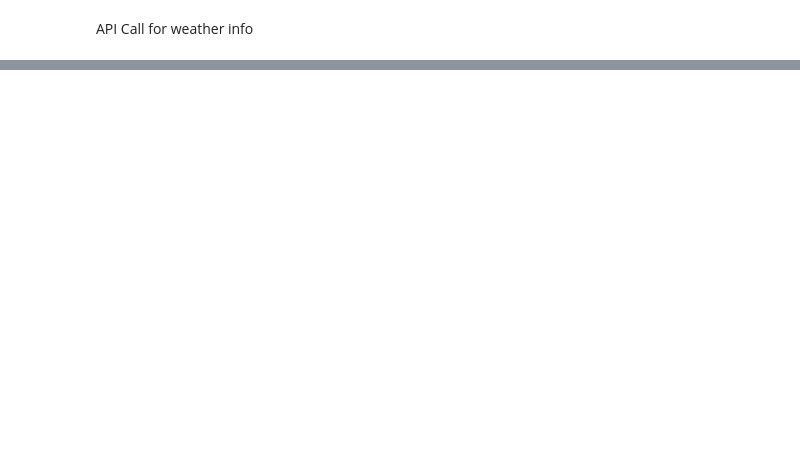
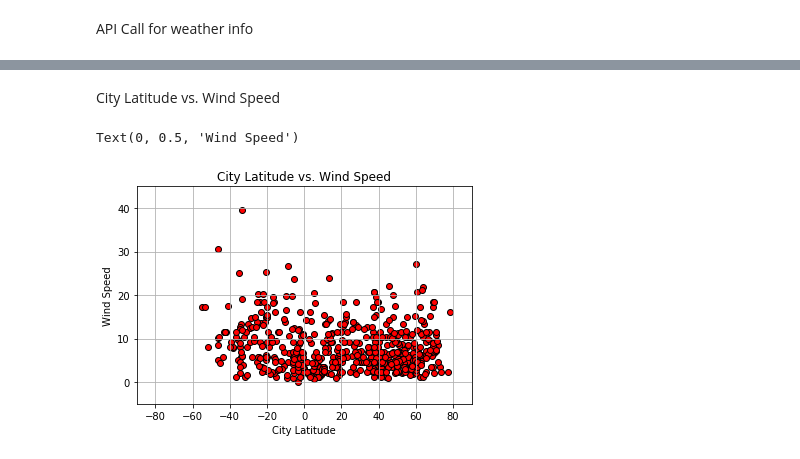
Before and after one commit to faznaimov/Weather-Py, a Jupyter notebook: WeatherPy.ipynb, the cells around one changed output, grey strips where cells are left out. Saved outputs shown, nothing was run; the diff lists cells and outputs as text; code cells hidden in the pictures; blank space fills up the shorter version.

```diff
--- a/WeatherPy.ipynb
+++ b/WeatherPy.ipynb
@@ -143,0 +216,20 @@ dtype: int64
+# %% [markdown]
+City Latitude vs. Wind Speed
+# %%
+# Gettting lists of city latitudes Wind Speed
+lat = df["Lat"]
+wind = df["Wind Speed"]
+
+# Build the scatter plots for each city types
+plt.scatter(lat, wind, marker="o", facecolors="red", edgecolors="black")
+
+# Incorporate the other graph properties
+plt.grid()
+plt.xlim(-90,90)
+plt.ylim(-5,45)
+plt.title("City Latitude vs. Wind Speed")
+plt.xlabel("City Latitude")
+plt.ylabel("Wind Speed")
+# %% [output]
+Text(0, 0.5, 'Wind Speed')
+[figure, added]
```
Also changed, not shown: parts of 11 cells of this notebook.
